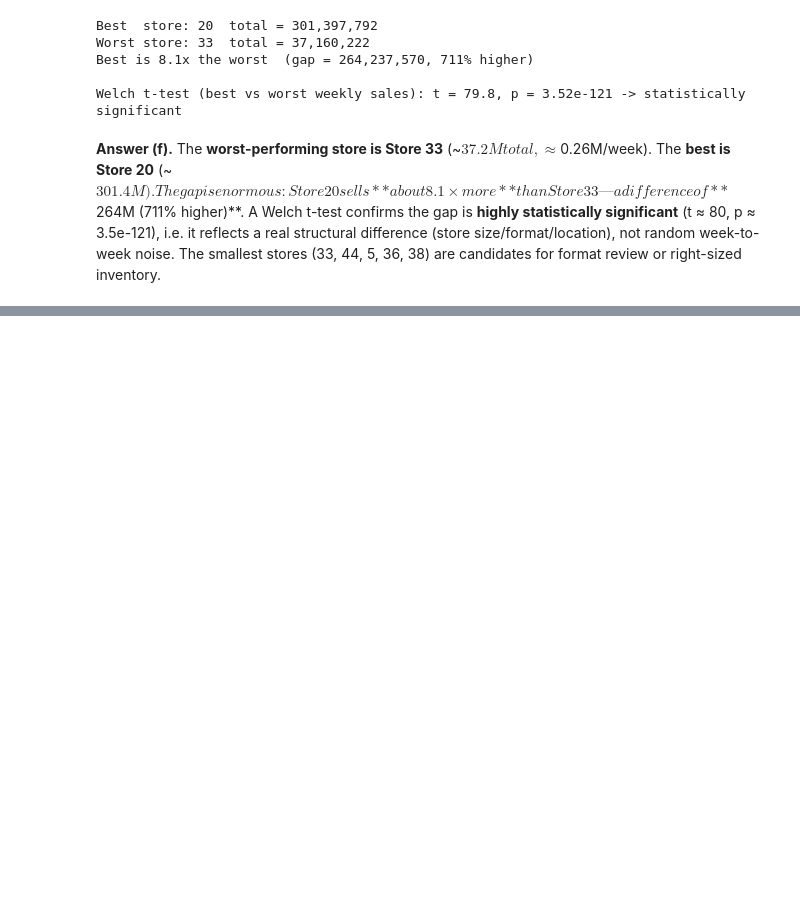
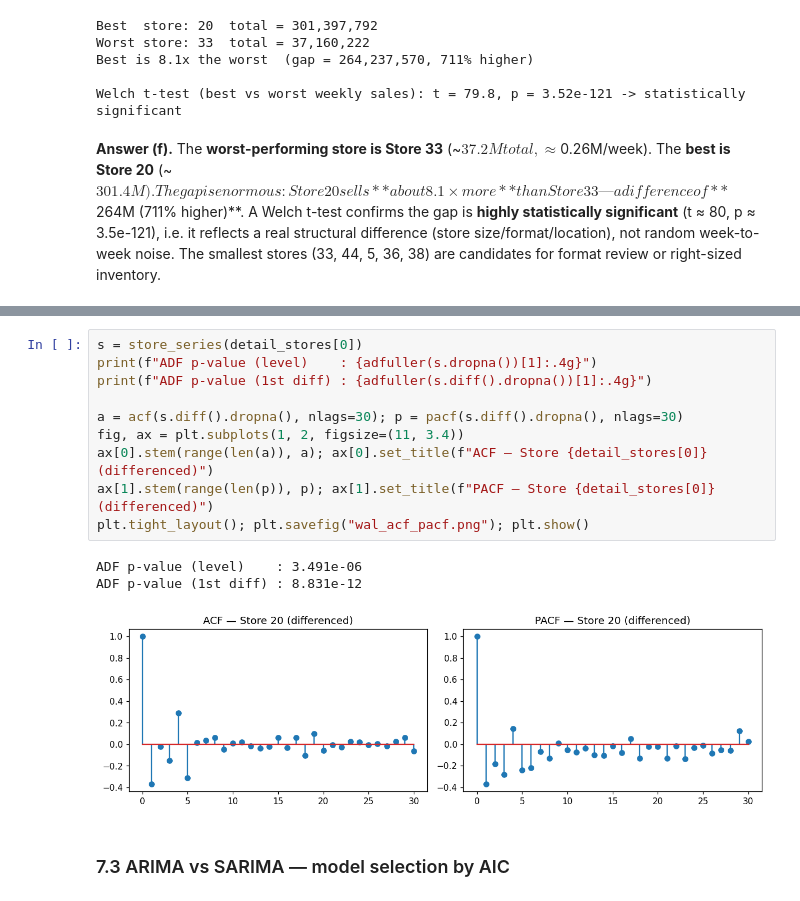
Before and after one commit to AnkitSaxena-AI/walmart-sales-forecasting, a Jupyter notebook: Walmart_Capstone_Solution.ipynb, the cells around one changed output, grey strips where cells are left out. Cells and saved outputs as stored; diff of their text form; blank space fills up the shorter version.

```diff
--- a/Walmart_Capstone_Solution.ipynb
+++ b/Walmart_Capstone_Solution.ipynb
@@ -537,0 +461,16 @@ Worst-fitting stores (highest backtest MAPE):
+# %%
+s = store_series(detail_stores[0])
+print(f"ADF p-value (level)    : {adfuller(s.dropna())[1]:.4g}")
+print(f"ADF p-value (1st diff) : {adfuller(s.diff().dropna())[1]:.4g}")
+
+a = acf(s.diff().dropna(), nlags=30); p = pacf(s.diff().dropna(), nlags=30)
+fig, ax = plt.subplots(1, 2, figsize=(11, 3.4))
+ax[0].stem(range(len(a)), a); ax[0].set_title(f"ACF — Store {detail_stores[0]} (differenced)")
+ax[1].stem(range(len(p)), p); ax[1].set_title(f"PACF — Store {detail_stores[0]} (differenced)")
+plt.tight_layout(); plt.savefig("wal_acf_pacf.png"); plt.show()
+# %% [output]
+ADF p-value (level)    : 3.491e-06
+ADF p-value (1st diff) : 8.831e-12
+[figure, added]
+# %% [markdown]
+### 7.3 ARIMA vs SARIMA — model selection by AIC
```
Also changed, not shown: parts of 21 cells of this notebook, 12 other files.
